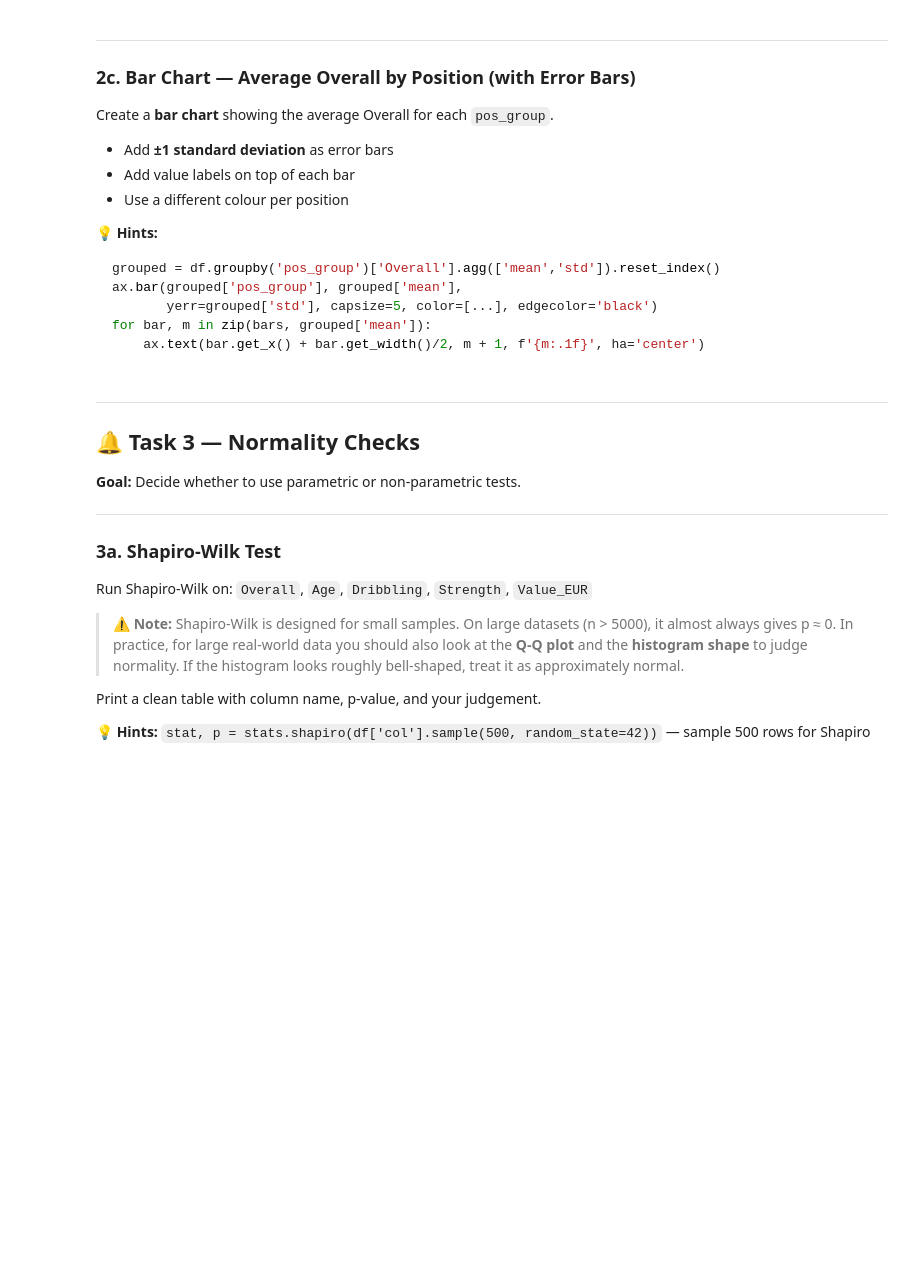
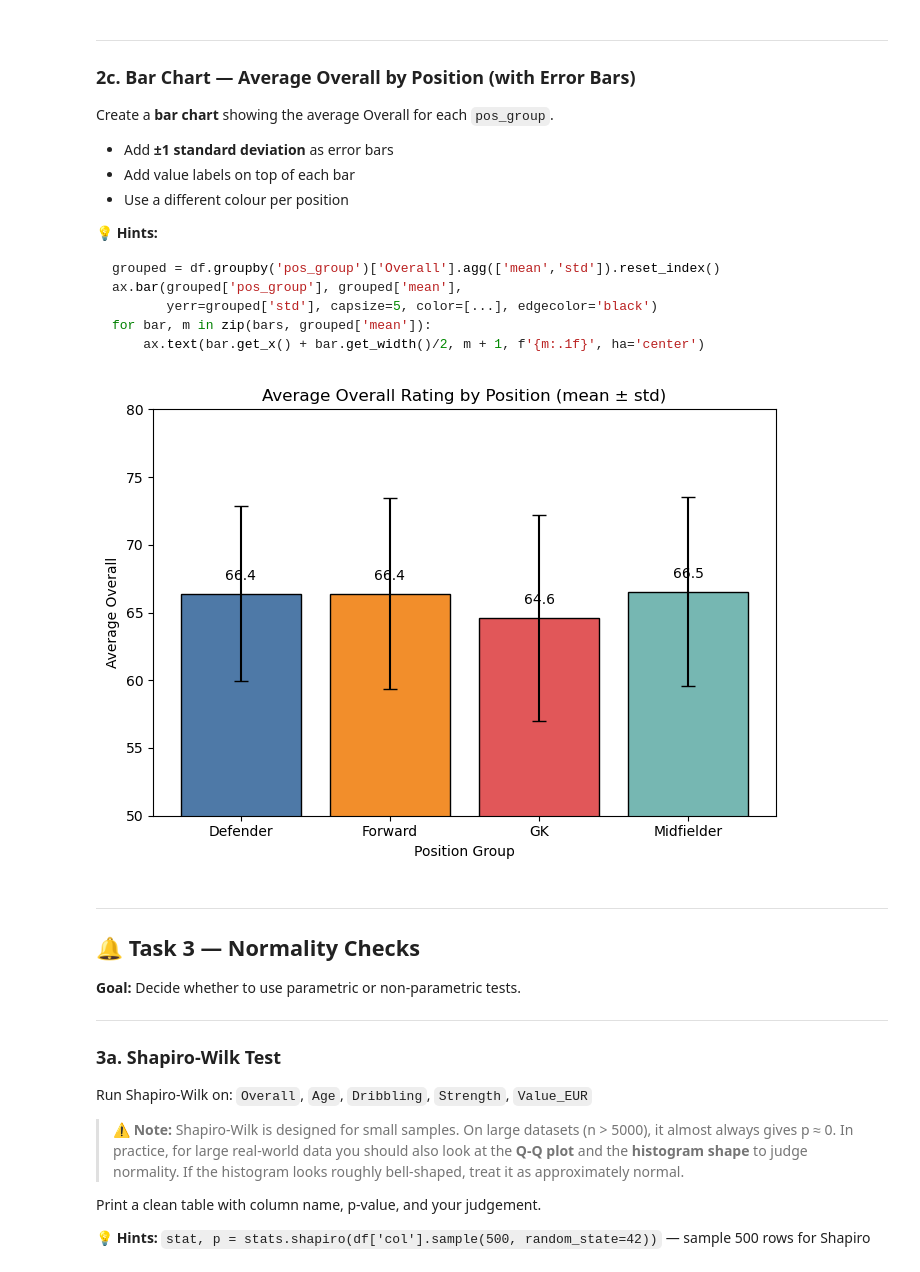
Before and after one commit to tashfeen786/AI-ML-BootCamp, a Jupyter notebook: NETSOL WORK/Week_4/fifa_challenge.ipynb, the cells around one changed output. Cells and saved outputs as stored; diff of their text form; code cells hidden in the pictures; blank space fills up the shorter version.

```diff
--- a/NETSOL WORK/Week_4/fifa_challenge.ipynb
+++ b/NETSOL WORK/Week_4/fifa_challenge.ipynb
@@ -365,22 +388,28 @@ for bar, m in zip(bars, grouped['mean']):
 # %%
 # 2c — Bar Chart: Average Overall by Position
 fig, ax = plt.subplots(figsize=(7, 5))
 
 # Group data
-
+grouped = df.groupby('pos_group')['Overall'].agg(['mean','std']).reset_index()
 
 # Draw bars with error bars
-
+colors = ['#4e79a7', '#f28e2b', '#e15759', '#76b7b2']
+bars = ax.bar(grouped['pos_group'], grouped['mean'],
+              yerr=grouped['std'], capsize=5,
+              color=colors, edgecolor='black')
 
 # Add value labels on top of each bar
-
+for bar, m in zip(bars, grouped['mean']):
+    ax.text(bar.get_x() + bar.get_width()/2, m + 1, f'{m:.1f}', ha='center')
 
 ax.set_title('Average Overall Rating by Position (mean ± std)')
 ax.set_xlabel('Position Group')
 ax.set_ylabel('Average Overall')
 ax.set_ylim(50, 80)
 plt.tight_layout()
 plt.show()
+# %% [output]
+[figure, added]
 # %% [markdown]
 ---
 ## 🔔 Task 3 — Normality Checks
```
Also changed, not shown: parts of 2 cells of this notebook.
